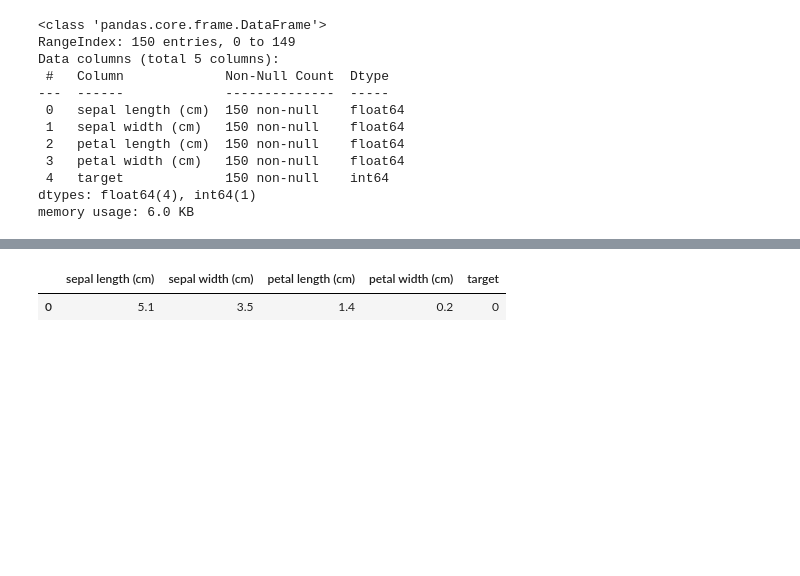
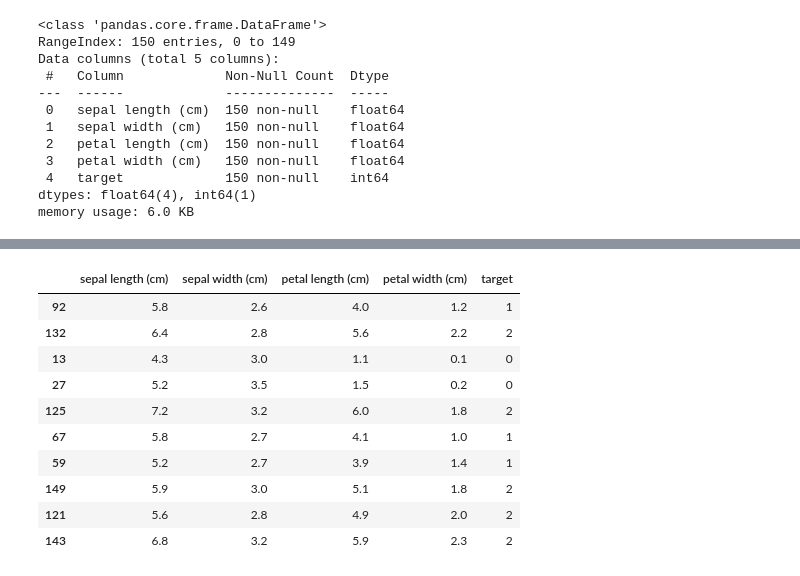
Before and after one commit to slunimara/UMIN-notes, a Jupyter notebook: Lesson 02/Examples.ipynb, the cells around one changed output, grey strips where cells are left out. Drawn from its saved outputs; the diff is of its cells as text; code cells hidden in the pictures; blank space fills up the shorter version.

```diff
--- a/Lesson 02/Examples.ipynb
+++ b/Lesson 02/Examples.ipynb
@@ -246,8 +245,17 @@ results = model.evaluate(x_test, y_test, batch_size=128)
 # %%
 # Co to tedy model vrací a jak jej využít?
-first = data.head(1)
-first
+random_ten = data.sample(frac=0.1).head(10)
+random_ten
 # %% [output]
 |  | sepal length (cm) | sepal width (cm) | petal length (cm) | petal width (cm) | target |
-| 0 | 5.1 | 3.5 | 1.4 | 0.2 | 0 |
+| 92 | 5.8 | 2.6 | 4.0 | 1.2 | 1 |
+| 132 | 6.4 | 2.8 | 5.6 | 2.2 | 2 |
+| 13 | 4.3 | 3.0 | 1.1 | 0.1 | 0 |
+| 27 | 5.2 | 3.5 | 1.5 | 0.2 | 0 |
+| 125 | 7.2 | 3.2 | 6.0 | 1.8 | 2 |
+| 67 | 5.8 | 2.7 | 4.1 | 1.0 | 1 |
+| 59 | 5.2 | 2.7 | 3.9 | 1.4 | 1 |
+| 149 | 5.9 | 3.0 | 5.1 | 1.8 | 2 |
+| 121 | 5.6 | 2.8 | 4.9 | 2.0 | 2 |
+| 143 | 6.8 | 3.2 | 5.9 | 2.3 | 2 |
 # %%
```
Also changed, not shown: parts of 11 cells of this notebook, 1 other file.
